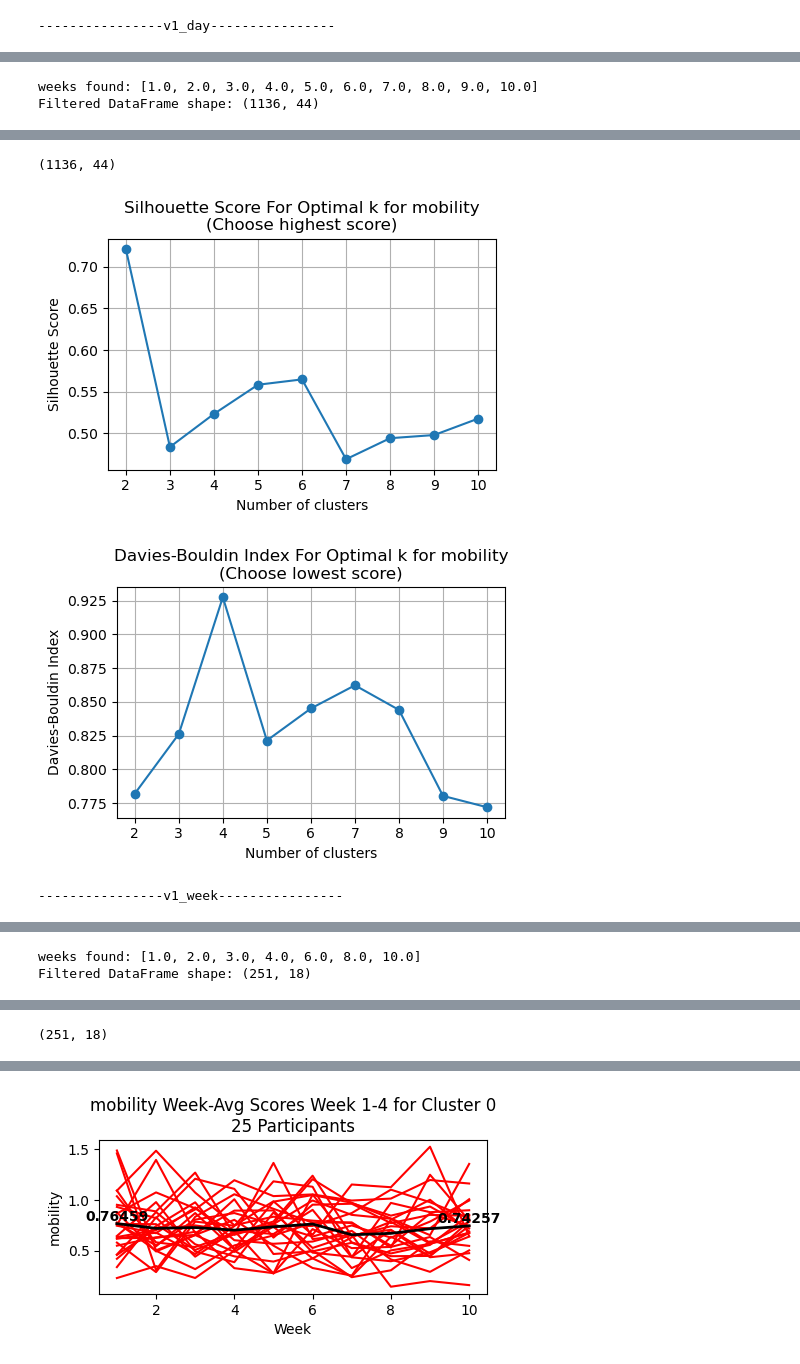
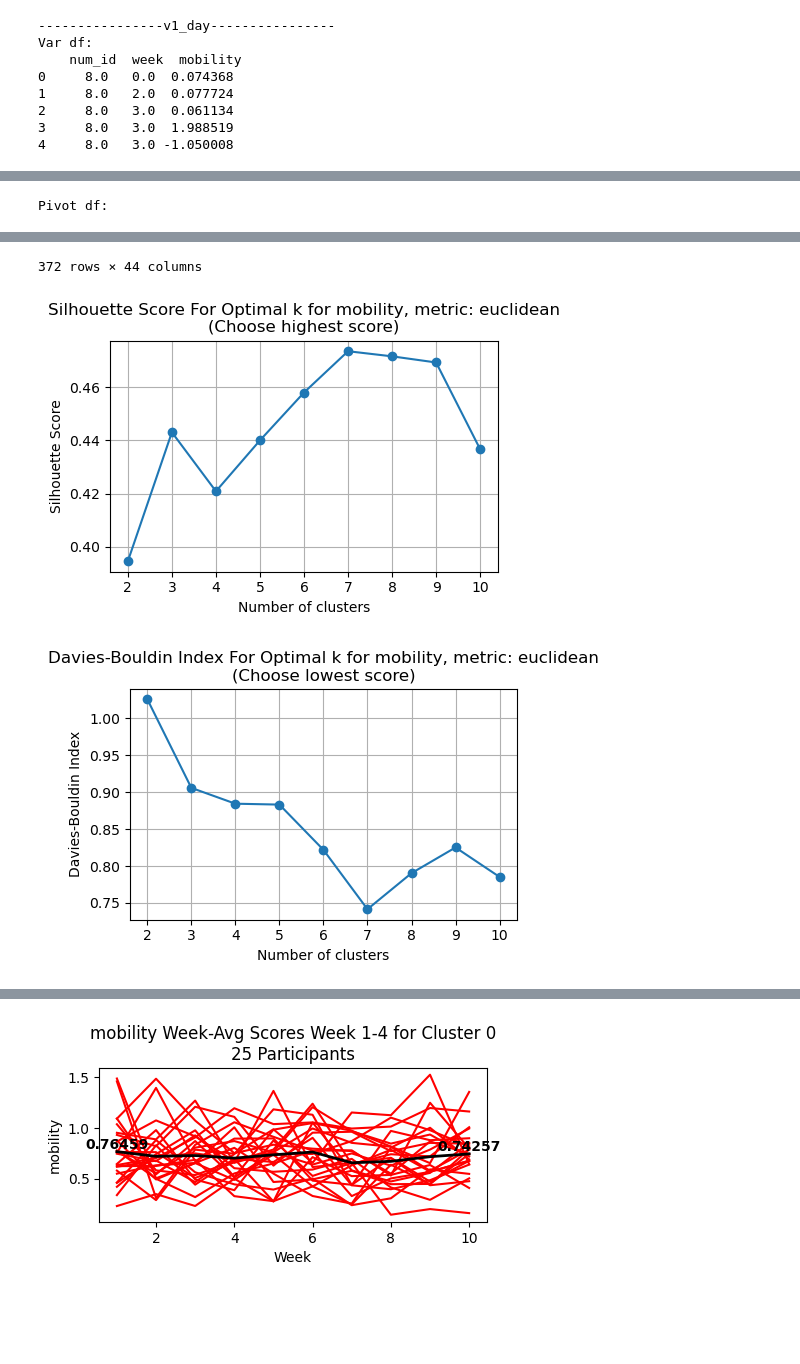
Before and after one commit to kaleyjoss/smartphone_sensor_predictive_modeling, a Jupyter notebook: notebooks/02_var_clustering.ipynb, the cells around one changed output, grey strips where cells are left out. Cells and saved outputs as stored; diff of their text form; code cells hidden in the pictures; blank space fills up the shorter version.

Commit message:
var clustering code

```diff
--- a/notebooks/02_var_clustering.ipynb
+++ b/notebooks/02_var_clustering.ipynb
@@ -55,21 +55,28 @@ cluster_var = 'mobility' #choose y_col
 v1_day_weeks = [1.0, 2.0, 3.0, 4.0, 5.0, 6.0, 7.0, 8.0, 9.0, 10.0]
 v1_week_weeks = [1.0, 2.0, 3.0, 4.0, 6.0, 8.0, 10.0]
 
-for name in df_names:
-    if 'v1' in name:
-        print(f'----------------{name}----------------')
-        df = pd.read_csv(os.path.join(brighten_dir, f'{name}_res.csv'))
-        # Display/chart cluster data
-        if 'v1_day' in name:
-            required_weeks = v1_day_weeks
-        if 'v1_week' in name:
-            required_weeks = v1_week_weeks
-        pivot_df = cl.process_cluster_data(df, cluster_var, required_weeks)
-        print(pivot_df.shape)
-        # Now do cluster analysis for different clusters' scores
-        distance_matrix, embedding, results = cl.cluster_distance_analysis(pivot_df, required_weeks, cluster_var, n_clusters_range=range(1, 11))
-        pivot_df.to_csv(os.path.join(brighten_dir, 'graphing', f'{name}_{cluster_var}.csv'))
-        distance_matrix = pd.DataFrame(distance_matrix)
-        distance_matrix.to_csv(os.path.join(brighten_dir, 'clustering', f'{name}_distanceMatrix_{cluster_var}.csv'))
+for name in ['v1_day']:
+    print(f'----------------{name}----------------')
+    df = pd.read_csv(os.path.join(brighten_dir, f'{name}_res.csv'))
+    # Display/chart cluster data
+    if 'v1_day' in name:
+        required_weeks = v1_day_weeks
+    if 'v1_week' in name:
+        required_weeks = v1_week_weeks
+    pivot_df = cl.process_cluster_data(df, cluster_var, required_weeks)
+    print('Pivot df:')
+    display(pivot_df)
+    # Now do cluster analysis for different clusters' scores
+    distance_matrix, embedding, results = cl.cluster_distance_analysis(pivot_df, required_weeks, cluster_var, n_clusters_range=range(1, 11), metric='euclidean')
+    pivot_df.to_csv(os.path.join(brighten_dir, 'graphing', f'{name}_{cluster_var}.csv'))
+    distance_matrix = pd.DataFrame(distance_matrix)
+    distance_matrix.to_csv(os.path.join(brighten_dir, 'clustering', f'{name}_distanceMatrix_{cluster_var}.csv'))
 # %% [output]
 ----------------v1_day----------------
+Var df:
+    num_id  week  mobility
+0     8.0   0.0  0.074368
+1     8.0   2.0  0.077724
+2     8.0   3.0  0.061134
+3     8.0   3.0  1.988519
+4     8.0   3.0 -1.050008
@@ -77,2 +85 @@ for name in df_names:
-weeks found: [1.0, 2.0, 3.0, 4.0, 5.0, 6.0, 7.0, 8.0, 9.0, 10.0]
-Filtered DataFrame shape: (1136, 44)
+Pivot df:
@@ -80,4 +98,3 @@ Filtered DataFrame shape: (1136, 44)
-(1136, 44)
+372 rows × 44 columns
-[figure, old version]
+[figure, new version]
-[figure, old version]
+[figure, new version]
-----------------v1_week----------------
@@ -85,2 +100,0 @@ Filtered DataFrame shape: (1136, 44)
-weeks found: [1.0, 2.0, 3.0, 4.0, 6.0, 8.0, 10.0]
-Filtered DataFrame shape: (251, 18)
@@ -88 +100,0 @@ Filtered DataFrame shape: (251, 18)
-(251, 18)
```
Also changed, not shown: parts of 4 cells of this notebook, 1 other file.
